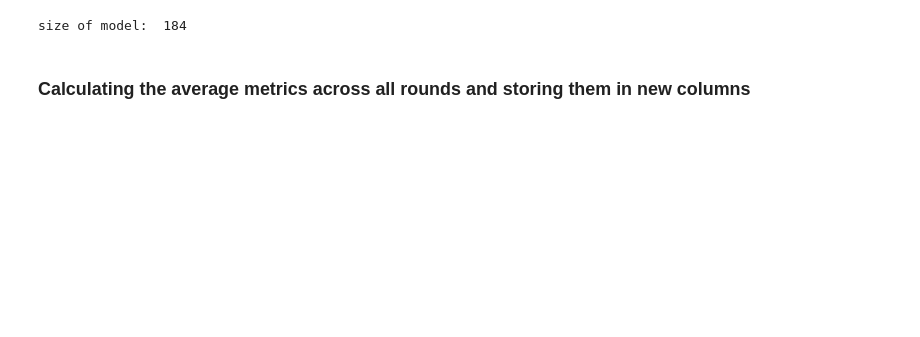
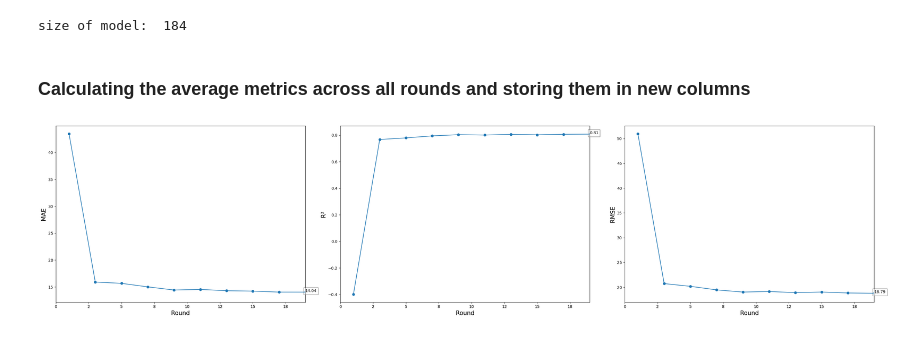
Before and after one commit to SarantisPapachrist/Diploma-Thesis, a Jupyter notebook: Turbofan_Jet_Engine/Federated_Learning/federated/federated_BasedOn_Eval_Metrics.ipynb, the cells around one changed output. Cells and saved outputs as stored; diff of their text form; code cells hidden in the pictures; blank space fills up the shorter version.

```diff
--- a/Turbofan_Jet_Engine/Federated_Learning/federated/federated_BasedOn_Eval_Metrics.ipynb
+++ b/Turbofan_Jet_Engine/Federated_Learning/federated/federated_BasedOn_Eval_Metrics.ipynb
@@ -299 +410,41 @@ global_stats_rmse['A'] = (global_stats_rmse['0'] + global_stats_rmse['1'] + glob
+# %%
+import matplotlib.pyplot as plt
+from matplotlib.ticker import FormatStrFormatter
+
+fig, (ax1, ax2, ax3) = plt.subplots(1, 3, figsize=(30, 7))
+
+# Define the number of rounds
+num_rounds = 20
+
+# Plot MAE
+ax1.plot(global_stats_mae_3['A'], label='train', marker='o')
+ax1.set_ylabel('MAE', fontsize=15)
+ax1.set_xlabel('Round', fontsize=15)
+ax1.set_xlim([0, num_rounds-1])
+ax1.xaxis.set_major_formatter(FormatStrFormatter('%.0f'))
+
+# Plot R²
+ax2.plot(global_stats_r2_3['A'], label='train', marker='o')
+ax2.set_ylabel('R²', fontsize=15)
+ax2.set_xlabel('Round', fontsize=15)
+ax2.set_xlim([0, num_rounds-1])
+ax2.xaxis.set_major_formatter(FormatStrFormatter('%.0f'))
+
+# Plot RMSE
+ax3.plot(global_stats_rmse_3['A'], label='train', marker='o')
+ax3.set_ylabel('RMSE', fontsize=15)
+ax3.set_xlabel('Round', fontsize=15)
+ax3.set_xlim([0, num_rounds-1])
+ax3.xaxis.set_major_formatter(FormatStrFormatter('%.0f'))
+
+# Add text annotations for the last round values
+round_idx = len(global_stats_mae_3) - 1
+ax1.text(round_idx, global_stats_mae_3['A'][round_idx], f'{global_stats_mae_3["A"][round_idx]:.2f}', bbox=dict(facecolor='white', alpha=0.5, edgecolor='black'))
+ax2.text(round_idx, global_stats_r2_3['A'][round_idx], f'{global_stats_r2_3["A"][round_idx]:.2f}', bbox=dict(facecolor='white', alpha=0.5, edgecolor='black'))
+ax3.text(round_idx, global_stats_rmse_3['A'][round_idx], f'{global_stats_rmse_3["A"][round_idx]:.2f}', bbox=dict(facecolor='white', alpha=0.5, edgecolor='black'))
+
+plt.tight_layout()
+plt.show()
+# %% [output]
+[figure, added]
 # %%
```
Also changed, not shown: parts of 20 cells of this notebook, 17 other files.
